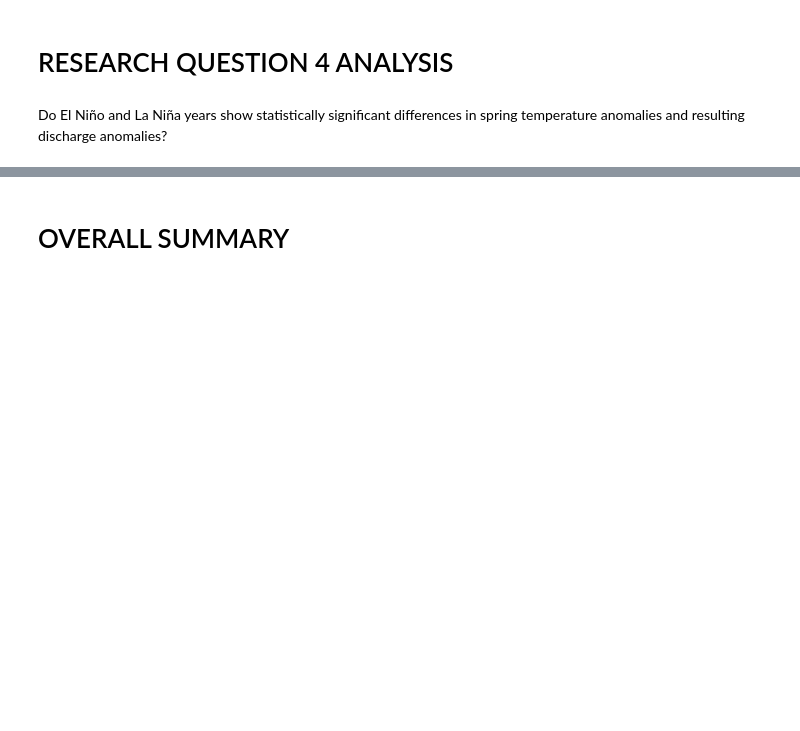
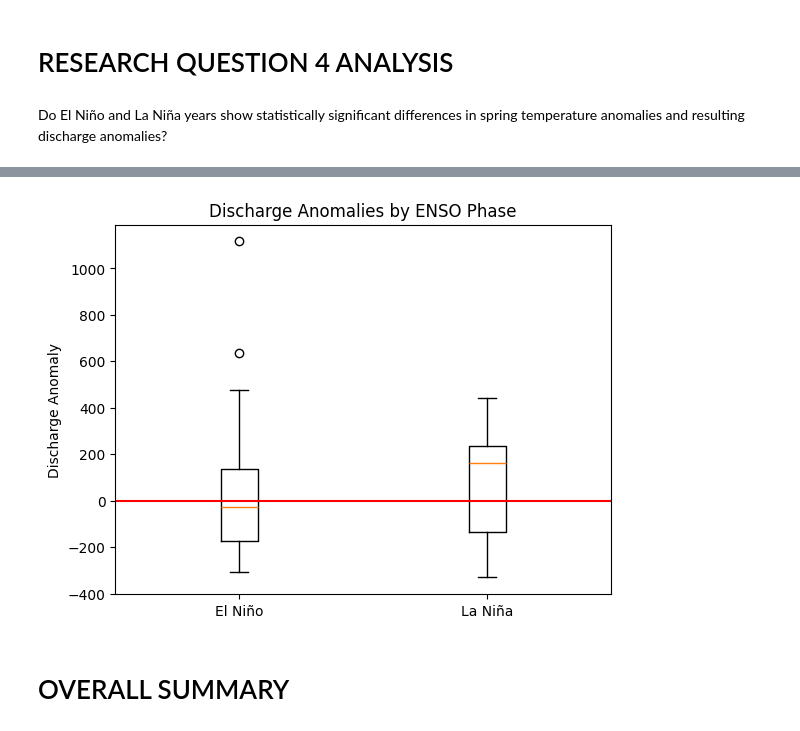
Before and after one commit to samreen1410/project_precipitation, a Jupyter notebook: Final.ipynb, the cells around one changed output, grey strips where cells are left out. Drawn from its saved outputs; the diff is of its cells as text; code cells hidden in the pictures; blank space fills up the shorter version.

```diff
--- a/Final.ipynb
+++ b/Final.ipynb
@@ -626,0 +687,6 @@ spring_temp = spring_temp.groupby('Year')['Temp_anomaly'].mean().reset_index()
+# %%
+#discharge anomalies
+flow_annual['Anomaly'] = flow_annual['Discharge'] - flow_annual['Discharge'].mean()
+# %%
+#merging with enso
+q4_flow = pd.merge(flow_annual, enso, on='Year')
@@ -627,2 +706,11 @@ spring_temp = spring_temp.groupby('Year')['Temp_anomaly'].mean().reset_index()
+# %%
+#plotting boxplot
+plt.boxplot([elnino_flow, lanina_flow], tick_labels=['El Niño', 'La Niña'])
+plt.title("Discharge Anomalies by ENSO Phase")
+plt.ylabel("Discharge Anomaly")
+plt.axhline(0, color='red')
+plt.show()
+# %% [output]
+[figure, added]
 # %% [markdown]
 # OVERALL SUMMARY
```
Also changed, not shown: parts of 9 cells of this notebook, 1 other file.
